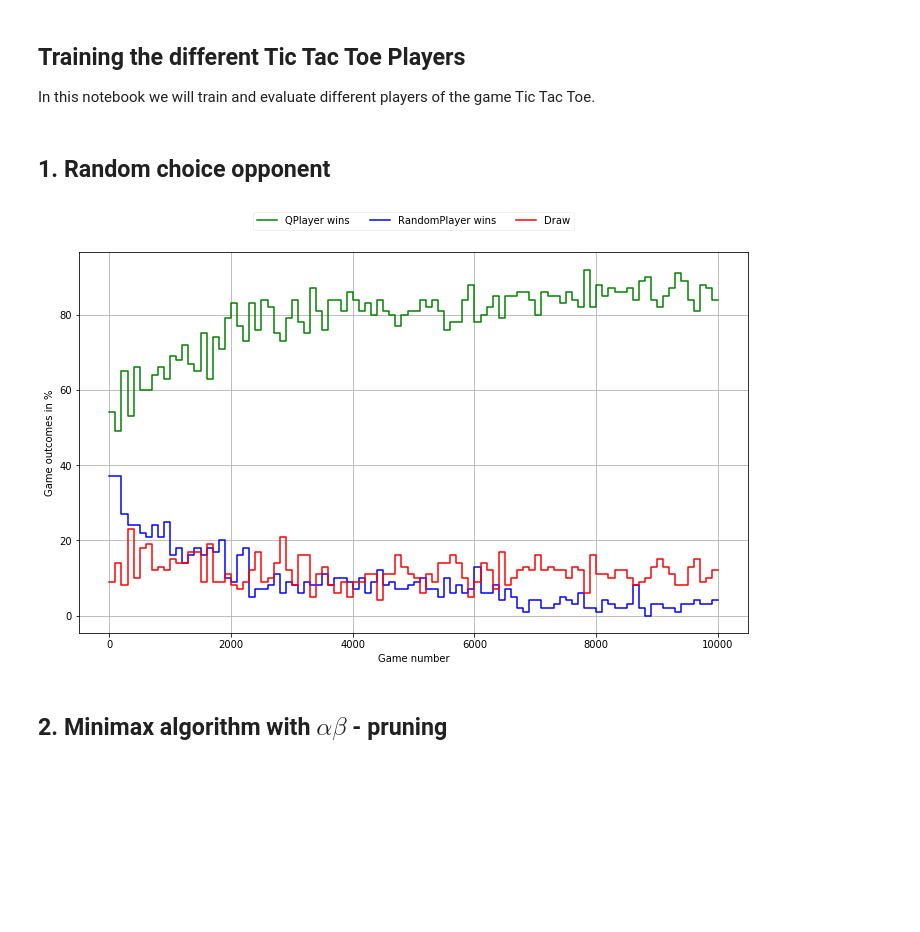
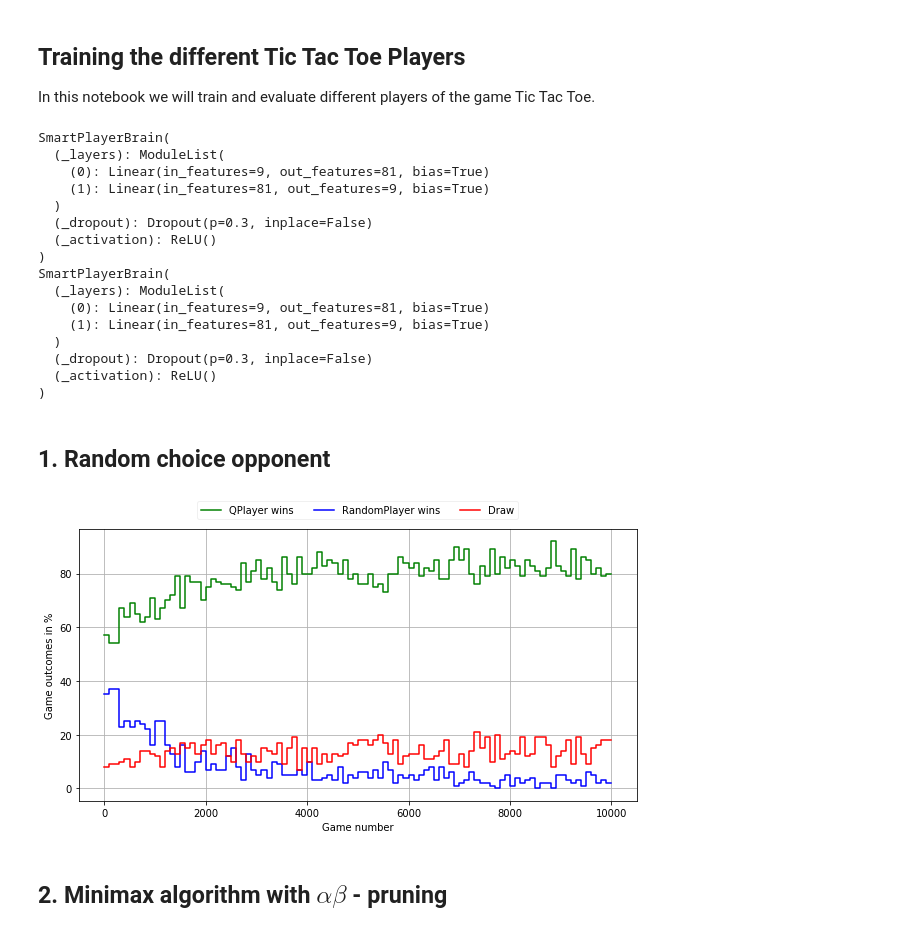
Before and after one commit to simonaertssen/TicTacToe-Reinforcement-Learning, a Jupyter notebook: TrainPlayers.ipynb, the cells around one changed output. Drawn from its saved outputs; the diff is of its cells as text; code cells hidden in the pictures; blank space fills up the shorter version.

Commit message:
Smart Player now active and trainable

```diff
--- a/TrainPlayers.ipynb
+++ b/TrainPlayers.ipynb
@@ -12,7 +12,7 @@ def train(player1, player2, rounds=10, battles=10):
     game = TicTacToe(player1, player2)
     count, player1wins, player2wins, draws = game.train(rounds, battles)
 
-    plt.figure(figsize=(12,7))
+    plt.figure(figsize=(10,5))
     plt.ylabel('Game outcomes in %')
     plt.xlabel('Game number')
 
@@ -23,15 +23,37 @@ def train(player1, player2, rounds=10, battles=10):
     plt.grid(True)
     plt.legend(loc='upper center', bbox_to_anchor=(0.5,1.12), shadow=False, fancybox=True, framealpha=0.3, ncol=3)
     plt.show()
+# %%
+SmartPlayer1 = SmartPlayer(lr=0.5)
+
+SmartPlayer1.savePolicy()
+
+train(SmartPlayer1, RandomPlayer(), rounds=100, battles=100)
+# %% [output]
+SmartPlayerBrain(
+  (_layers): ModuleList(
+    (0): Linear(in_features=9, out_features=81, bias=True)
+    (1): Linear(in_features=81, out_features=9, bias=True)
+  )
+  (_dropout): Dropout(p=0.3, inplace=False)
+  (_activation): ReLU()
+)
+SmartPlayerBrain(
+  (_layers): ModuleList(
+    (0): Linear(in_features=9, out_features=81, bias=True)
+    (1): Linear(in_features=81, out_features=9, bias=True)
+  )
+  (_dropout): Dropout(p=0.3, inplace=False)
+  (_activation): ReLU()
+)
 # %% [markdown]
 ## 1. Random choice opponent
 # %%
-p1 = QPlayer(lr=0.9, lrdecay=0.95, exploration=0.1, explorationdecay=0.99)
-p2 = RandomPlayer()
+QPlayer1 = QPlayer(lr=0.9, lrdecay=0.95, exploration=0.1, explorationdecay=0.99)
 
-train(p1, p2, rounds=100, battles=10)
+train(QPlayer1, RandomPlayer(), rounds=100, battles=100)
 # %% [output]
-[figure, old version]
+[figure, new version]
 # %% [markdown]
 ## 2. Minimax algorithm with $\alpha \beta$ - pruning
 # %%
```
Also changed, not shown: parts of 6 cells of this notebook, 1 other file.
